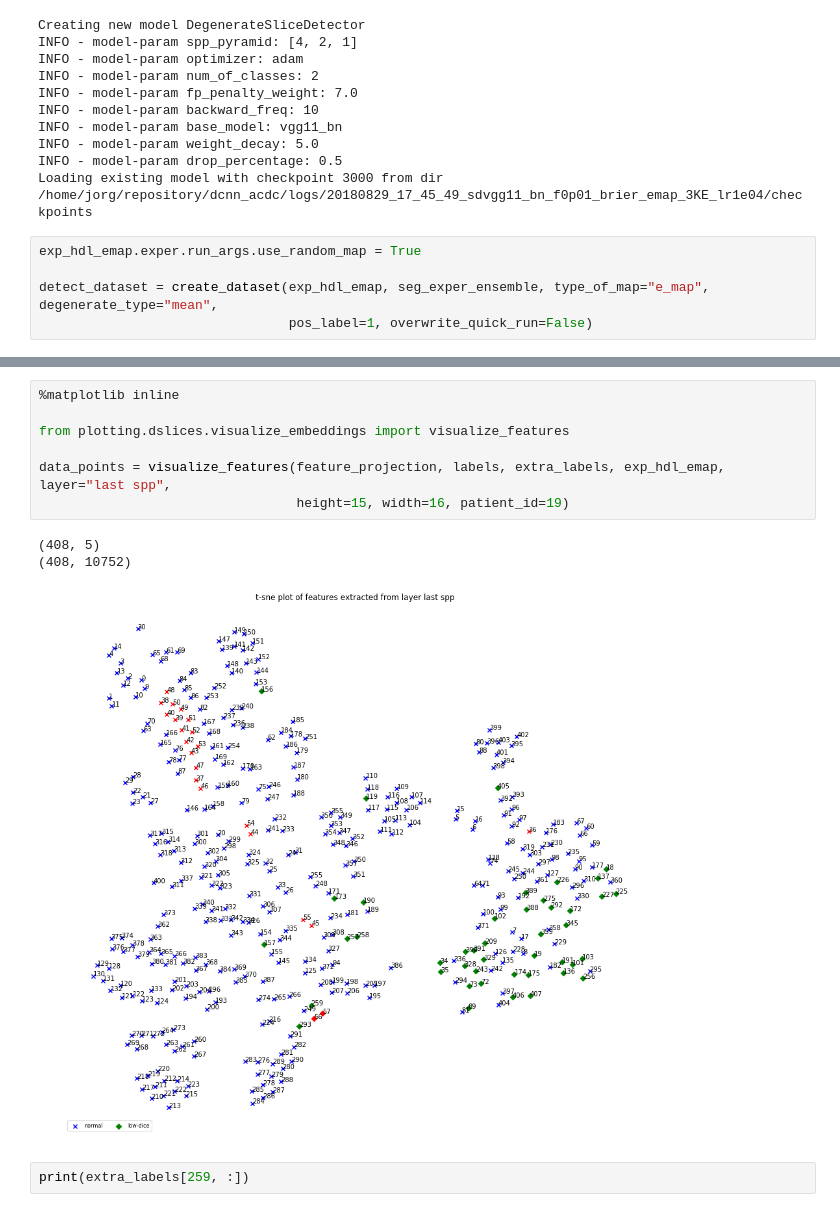
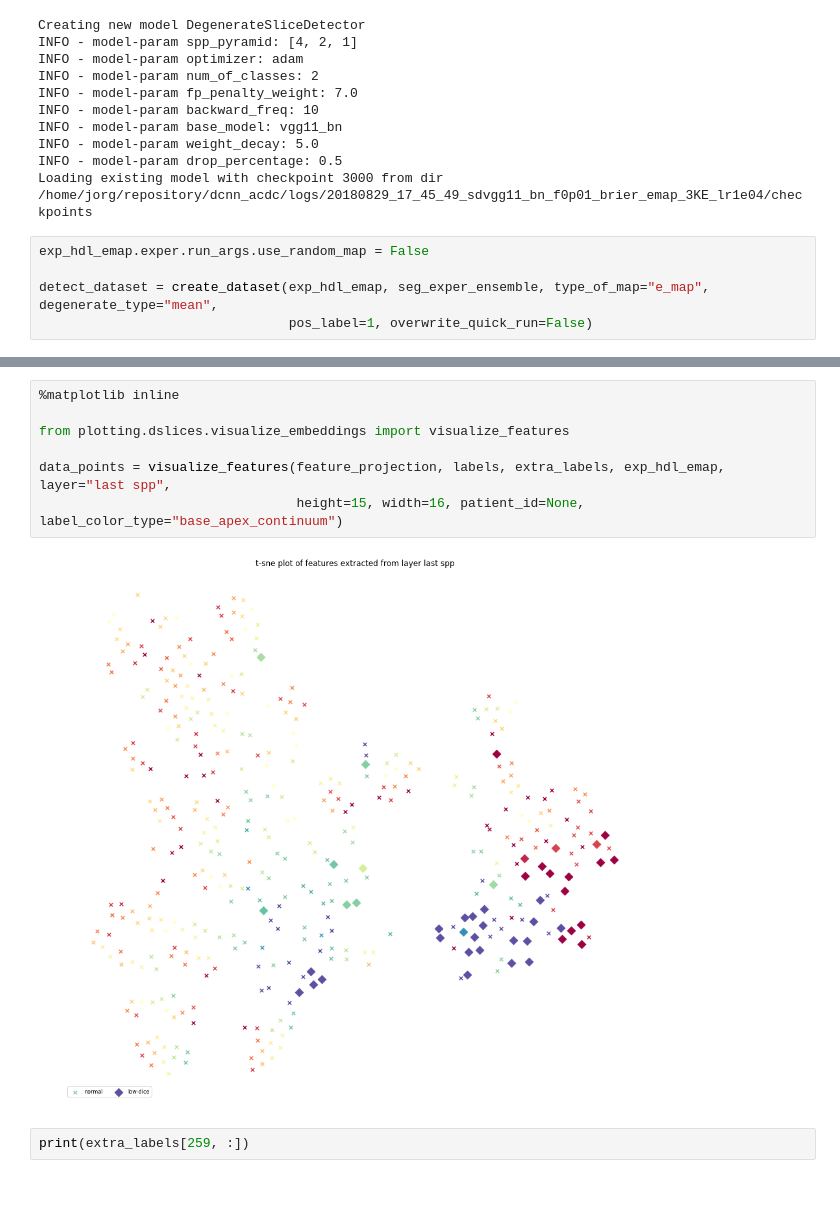
Before and after one commit to toologicbv/dcnn_acdc, a Jupyter notebook: notebooks/test_slice_detector.ipynb, the cells around one changed output, grey strips where cells are left out. Drawn from its saved outputs; the diff is of its cells as text.

```diff
--- a/notebooks/test_slice_detector.ipynb
+++ b/notebooks/test_slice_detector.ipynb
@@ -128,7 +128,7 @@ INFO - model-param weight_decay: 5.0
 INFO - model-param drop_percentage: 0.5
 Loading existing model with checkpoint 3000 from dir /home/jorg/repository/dcnn_acdc/logs/20180829_17_45_49_sdvgg11_bn_f0p01_brier_emap_3KE_lr1e04/checkpoints
 # %%
-exp_hdl_emap.exper.run_args.use_random_map = True
+exp_hdl_emap.exper.run_args.use_random_map = False
 
 detect_dataset = create_dataset(exp_hdl_emap, seg_exper_ensemble, type_of_map="e_map", degenerate_type="mean",
                                 pos_label=1, overwrite_quick_run=False)
@@ -166,14 +168,12 @@ feature_projection = tsne.fit_transform(features)
 # %%
 %matplotlib inline
 
 from plotting.dslices.visualize_embeddings import visualize_features
 
 data_points = visualize_features(feature_projection, labels, extra_labels, exp_hdl_emap, layer="last spp",
-                                 height=15, width=16, patient_id=19)
+                                 height=15, width=16, patient_id=None, label_color_type="base_apex_continuum")
 # %% [output]
-(408, 5)
-(408, 10752)
-[figure, old version]
+[figure, new version]
 # %%
 print(extra_labels[259, :])
 # %% [output]
```
Also changed, not shown: parts of 3 cells of this notebook, 1 other file.
